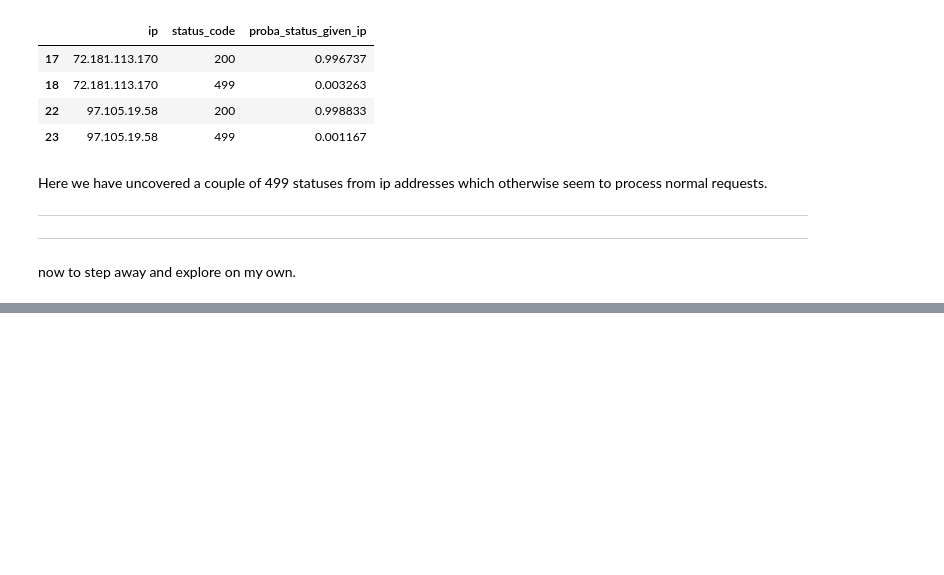
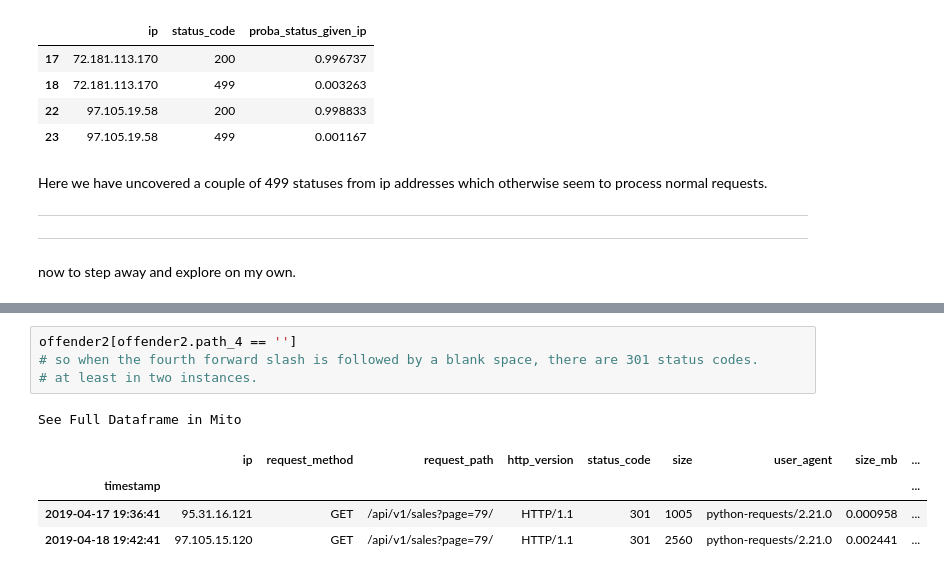
Before and after one commit to nicholas-dougherty/anomaly-detection-exercises, a Jupyter notebook: discrete_anomaly_detection.ipynb, the cells around one changed output, grey strips where cells are left out. Saved outputs shown, nothing was run; the diff lists cells and outputs as text; blank space fills up the shorter version.

```diff
--- a/discrete_anomaly_detection.ipynb
+++ b/discrete_anomaly_detection.ipynb
@@ -209,0 +510,10 @@ now to step away and explore on my own.
+# %%
+offender2[offender2.path_4 == '']
+# so when the fourth forward slash is followed by a blank space, there are 301 status codes.
+# at least in two instances.
+# %% [output]
+See Full Dataframe in Mito
+|  | ip | request_method | request_path | http_version | status_code | size | user_agent | size_mb | ... |
+| timestamp |  |  |  |  |  |  |  |  | ... |
+| 2019-04-17 19:36:41 | 95.31.16.121 | GET | /api/v1/sales?page=79/ | HTTP/1.1 | 301 | 1005 | python-requests/2.21.0 | 0.000958 | ... |
+| 2019-04-18 19:42:41 | 97.105.15.120 | GET | /api/v1/sales?page=79/ | HTTP/1.1 | 301 | 2560 | python-requests/2.21.0 | 0.002441 | ... |
```
Also changed, not shown: parts of 42 cells of this notebook.
